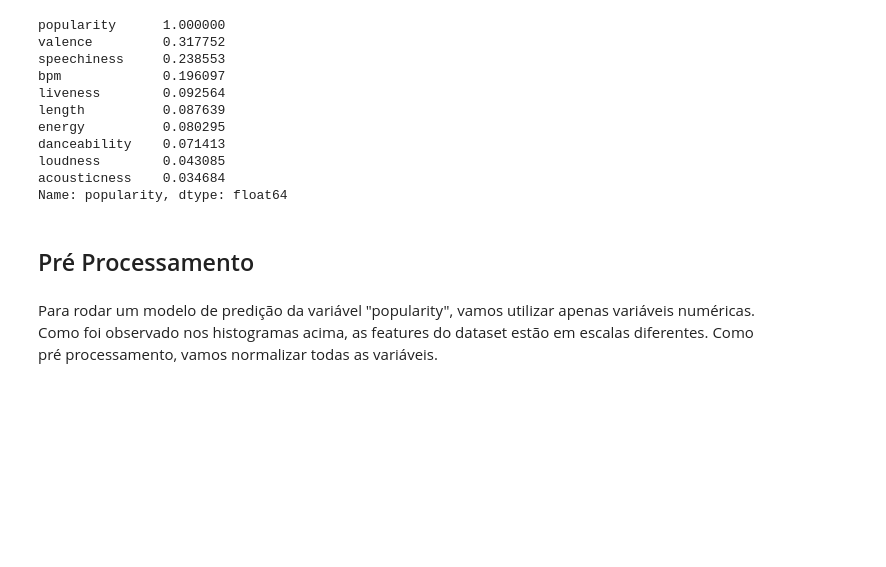
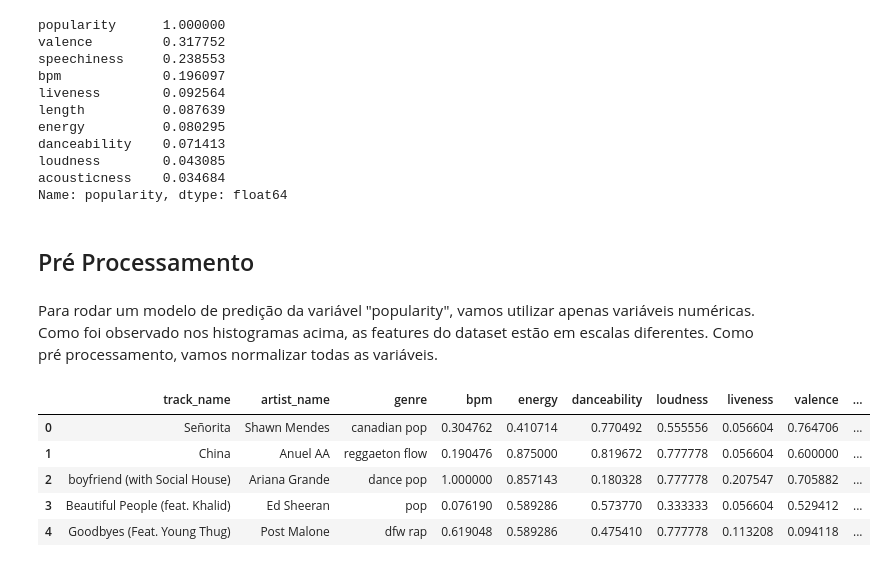
Before and after one commit to raquelcreis/spotifyTop50-2019, a Jupyter notebook: notebook.ipynb, the cells around one changed output. Drawn from its saved outputs; the diff is of its cells as text; code cells hidden in the pictures; blank space fills up the shorter version.

```diff
--- a/notebook.ipynb
+++ b/notebook.ipynb
@@ -139,4 +139,17 @@ Name: popularity, dtype: float64
 # %% [markdown]
 Para rodar um modelo de predição da variável "popularity", vamos utilizar apenas variáveis numéricas. Como foi observado nos histogramas acima, as features do dataset estão em escalas diferentes. Como pré processamento, vamos normalizar todas as variáveis.
 # %%
+from sklearn.preprocessing import MinMaxScaler
+scaler = MinMaxScaler()
+
 features = [c for c in df.columns if c not in ['track_name','artist_name','genre','popularity']]
+
+df[features] = scaler.fit_transform(df[features])
+df.head()
+# %% [output]
+|  | track_name | artist_name | genre | bpm | energy | danceability | loudness | liveness | valence | ... |
+| 0 | Señorita | Shawn Mendes | canadian pop | 0.304762 | 0.410714 | 0.770492 | 0.555556 | 0.056604 | 0.764706 | ... |
+| 1 | China | Anuel AA | reggaeton flow | 0.190476 | 0.875000 | 0.819672 | 0.777778 | 0.056604 | 0.600000 | ... |
+| 2 | boyfriend (with Social House) | Ariana Grande | dance pop | 1.000000 | 0.857143 | 0.180328 | 0.777778 | 0.207547 | 0.705882 | ... |
+| 3 | Beautiful People (feat. Khalid) | Ed Sheeran | pop | 0.076190 | 0.589286 | 0.573770 | 0.333333 | 0.056604 | 0.529412 | ... |
+| 4 | Goodbyes (Feat. Young Thug) | Post Malone | dfw rap | 0.619048 | 0.589286 | 0.475410 | 0.777778 | 0.113208 | 0.094118 | ... |
```
Also changed, not shown: parts of 1 cell of this notebook.
